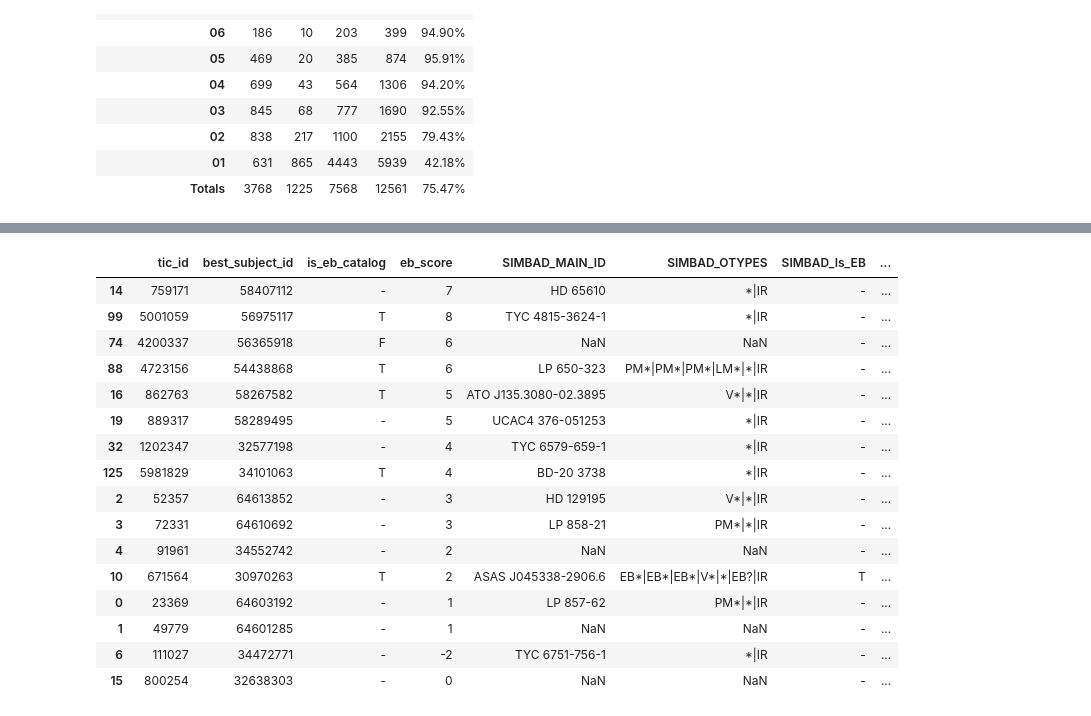
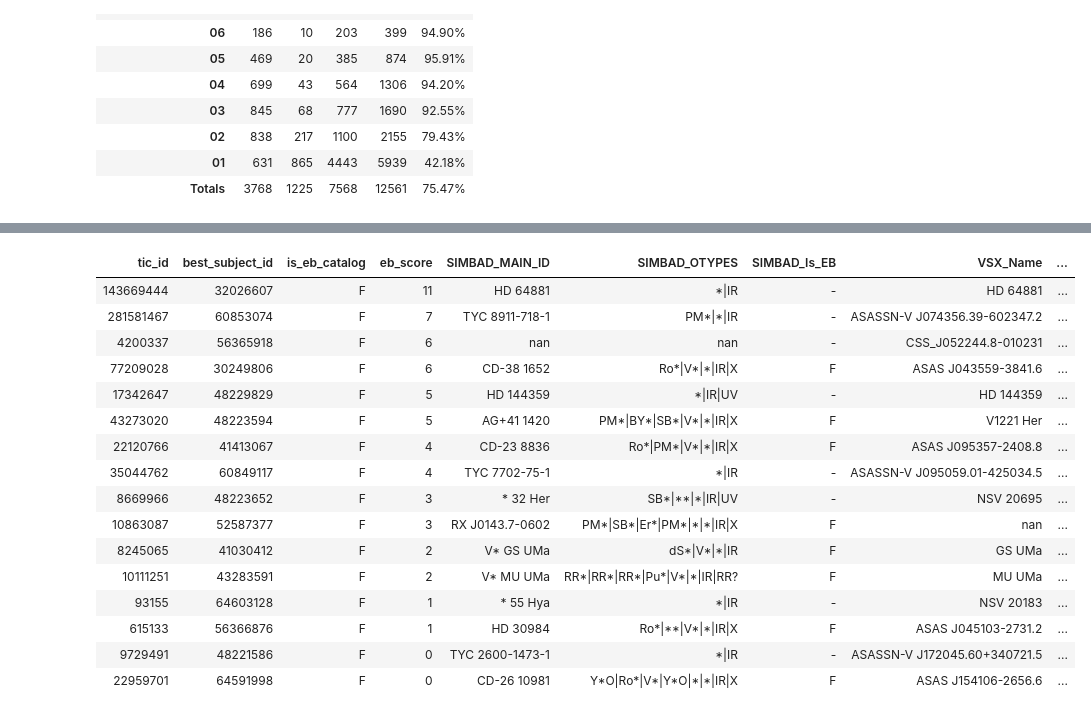
Before and after one commit to orionlee/pht_eb_stats2, a Jupyter notebook: src/dashboard.ipynb, the cells around one changed output, grey strips where cells are left out. Cells and saved outputs as stored; diff of their text form; code cells hidden in the pictures.

```diff
--- a/src/dashboard.ipynb
+++ b/src/dashboard.ipynb
@@ -100,21 +113,30 @@ display(styler_by_score)
 # %%
-df = df_catalog.groupby("eb_score_group").head(2).sort_values(["eb_score_group"], ascending=[False])
-df[COLUMNS_COMMON]
+df = df_catalog
+df = (
+    df
+    [df["is_eb_catalog"] == "F"]
+    .groupby("eb_score_group")
+    .head(2)
+    .sort_values(["eb_score_group"], ascending=[False])
+    )
+# clipboard_set(df[CAT_COLS_COMMON].to_markdown())
+# df[CAT_COLS_COMMON].to_clipboard()
+df[CAT_COLS_COMMON].style.hide(axis='index')
 # %% [output]
-|  | tic_id | best_subject_id | is_eb_catalog | eb_score | SIMBAD_MAIN_ID | SIMBAD_OTYPES | SIMBAD_Is_EB | ... |
-| 14 | 759171 | 58407112 | - | 7 | HD 65610 | *|IR | - | ... |
-| 99 | 5001059 | 56975117 | T | 8 | TYC 4815-3624-1 | *|IR | - | ... |
-| 74 | 4200337 | 56365918 | F | 6 | NaN | NaN | - | ... |
-| 88 | 4723156 | 54438868 | T | 6 | LP 650-323 | PM*|PM*|PM*|LM*|*|IR | - | ... |
-| 16 | 862763 | 58267582 | T | 5 | ATO J135.3080-02.3895 | V*|*|IR | - | ... |
-| 19 | 889317 | 58289495 | - | 5 | UCAC4 376-051253 | *|IR | - | ... |
-| 32 | 1202347 | 32577198 | - | 4 | TYC 6579-659-1 | *|IR | - | ... |
-| 125 | 5981829 | 34101063 | T | 4 | BD-20 3738 | *|IR | - | ... |
-| 2 | 52357 | 64613852 | - | 3 | HD 129195 | V*|*|IR | - | ... |
-| 3 | 72331 | 64610692 | - | 3 | LP 858-21 | PM*|*|IR | - | ... |
-| 4 | 91961 | 34552742 | - | 2 | NaN | NaN | - | ... |
-| 10 | 671564 | 30970263 | T | 2 | ASAS J045338-2906.6 | EB*|EB*|EB*|V*|*|EB?|IR | T | ... |
-| 0 | 23369 | 64603192 | - | 1 | LP 857-62 | PM*|*|IR | - | ... |
-| 1 | 49779 | 64601285 | - | 1 | NaN | NaN | - | ... |
-| 6 | 111027 | 34472771 | - | -2 | TYC 6751-756-1 | *|IR | - | ... |
-| 15 | 800254 | 32638303 | - | 0 | NaN | NaN | - | ... |
+| tic_id | best_subject_id | is_eb_catalog | eb_score | SIMBAD_MAIN_ID | SIMBAD_OTYPES | SIMBAD_Is_EB | VSX_Name | ... |
+| 143669444 | 32026607 | F | 11 | HD 64881 | *|IR | - | HD 64881 | ... |
+| 281581467 | 60853074 | F | 7 | TYC 8911-718-1 | PM*|*|IR | - | ASASSN-V J074356.39-602347.2 | ... |
+| 4200337 | 56365918 | F | 6 | nan | nan | - | CSS_J052244.8-010231 | ... |
+| 77209028 | 30249806 | F | 6 | CD-38 1652 | Ro*|V*|*|IR|X | F | ASAS J043559-3841.6 | ... |
+| 17342647 | 48229829 | F | 5 | HD 144359 | *|IR|UV | - | HD 144359 | ... |
+| 43273020 | 48223594 | F | 5 | AG+41 1420 | PM*|BY*|SB*|V*|*|IR|X | F | V1221 Her | ... |
+| 22120766 | 41413067 | F | 4 | CD-23 8836 | Ro*|PM*|V*|*|IR|X | F | ASAS J095357-2408.8 | ... |
+| 35044762 | 60849117 | F | 4 | TYC 7702-75-1 | *|IR | - | ASASSN-V J095059.01-425034.5 | ... |
+| 8669966 | 48223652 | F | 3 | * 32 Her | SB*|**|*|IR|UV | - | NSV 20695 | ... |
+| 10863087 | 52587377 | F | 3 | RX J0143.7-0602 | PM*|SB*|Er*|PM*|*|*|IR|X | F | nan | ... |
+| 8245065 | 41030412 | F | 2 | V* GS UMa | dS*|V*|*|IR | F | GS UMa | ... |
+| 10111251 | 43283591 | F | 2 | V* MU UMa | RR*|RR*|RR*|Pu*|V*|*|IR|RR? | F | MU UMa | ... |
+| 93155 | 64603128 | F | 1 | * 55 Hya | *|IR | - | NSV 20183 | ... |
+| 615133 | 56366876 | F | 1 | HD 30984 | Ro*|**|V*|*|IR|X | F | ASAS J045103-2731.2 | ... |
+| 9729491 | 48221586 | F | 0 | TYC 2600-1473-1 | *|IR | - | ASASSN-V J172045.60+340721.5 | ... |
+| 22959701 | 64591998 | F | 0 | CD-26 10981 | Y*O|Ro*|V*|Y*O|*|*|IR|X | F | ASAS J154106-2656.6 | ... |
```
Also changed, not shown: parts of 3 cells of this notebook, 2 other files.
